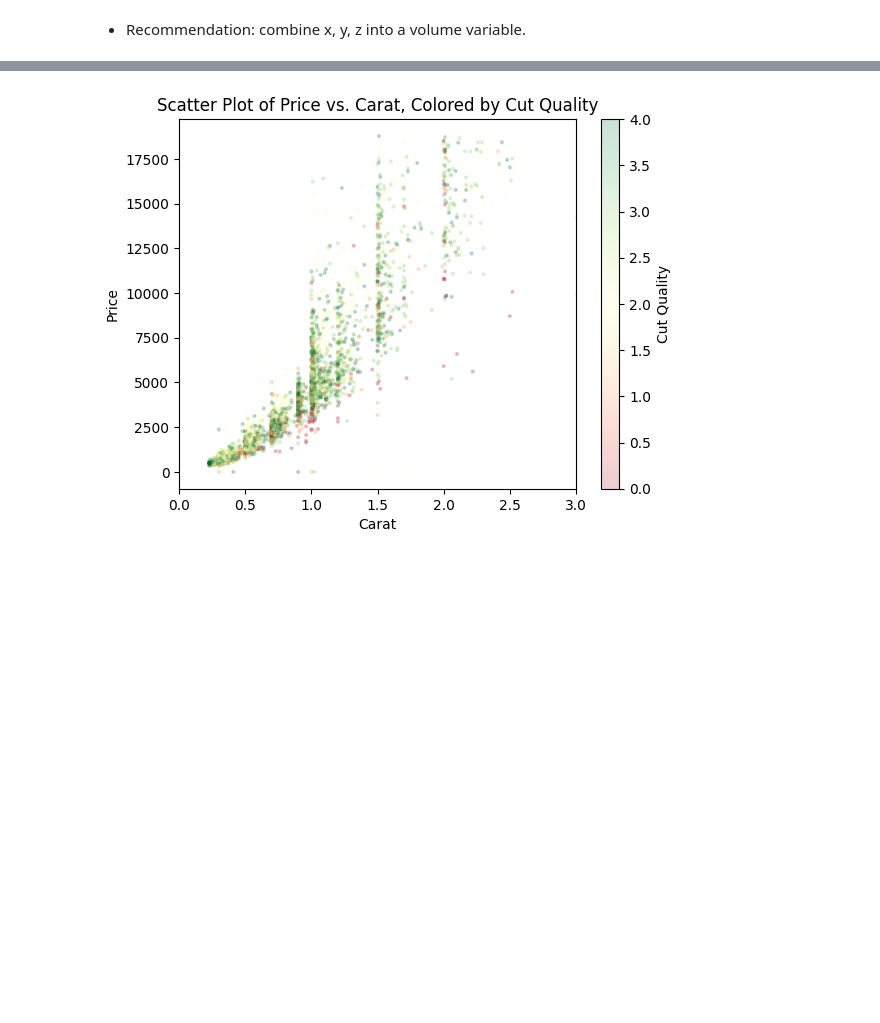
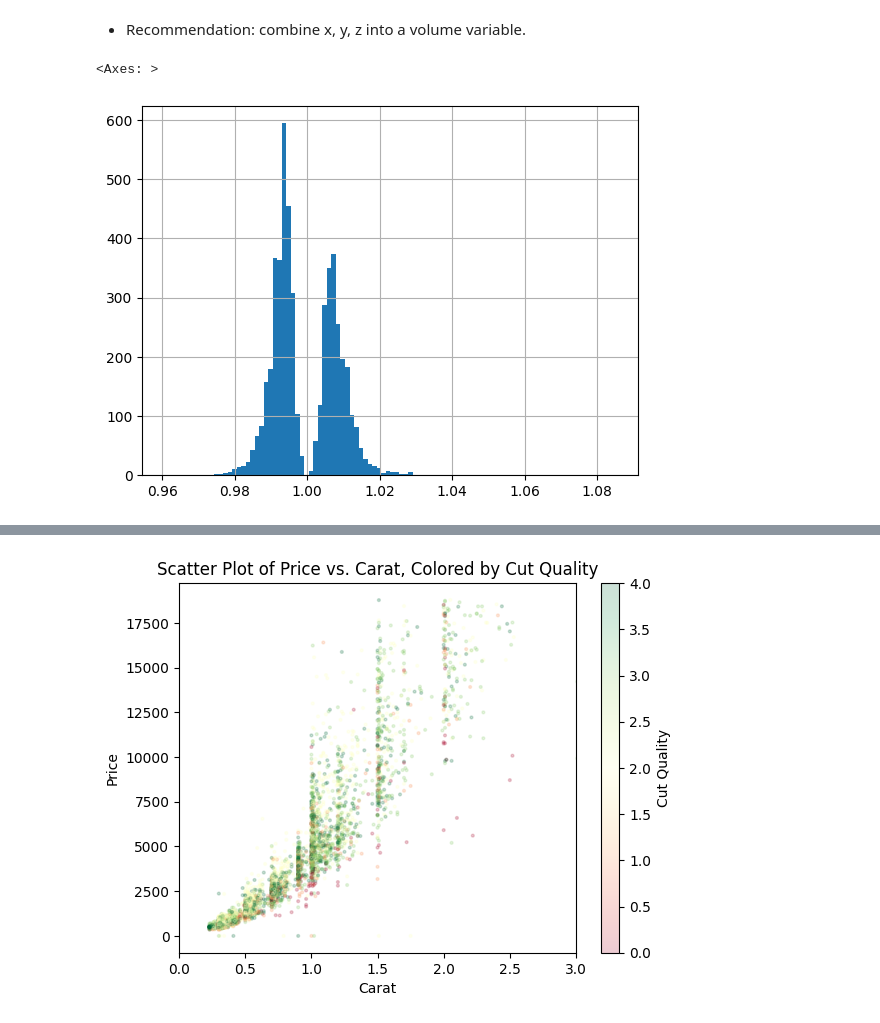
Before and after one commit to matuteiglesias/xtream-ai-assignment-engineer, a Jupyter notebook: notebooks/01 - EDA.ipynb, the cells around one changed output, grey strips where cells are left out. Drawn from its saved outputs; the diff is of its cells as text; code cells hidden in the pictures; blank space fills up the shorter version.

```diff
--- a/notebooks/01 - EDA.ipynb
+++ b/notebooks/01 - EDA.ipynb
@@ -161,3 +161,8 @@ plt.show()
 [figure]
 # %% [markdown]
 - Recommendation: combine x, y, z into a volume variable.
+# %%
+(df['x']/df['y']).hist(bins = 100)
+# %% [output]
+<Axes: >
+[figure, added]
```
Also changed, not shown: parts of 4 cells of this notebook.
